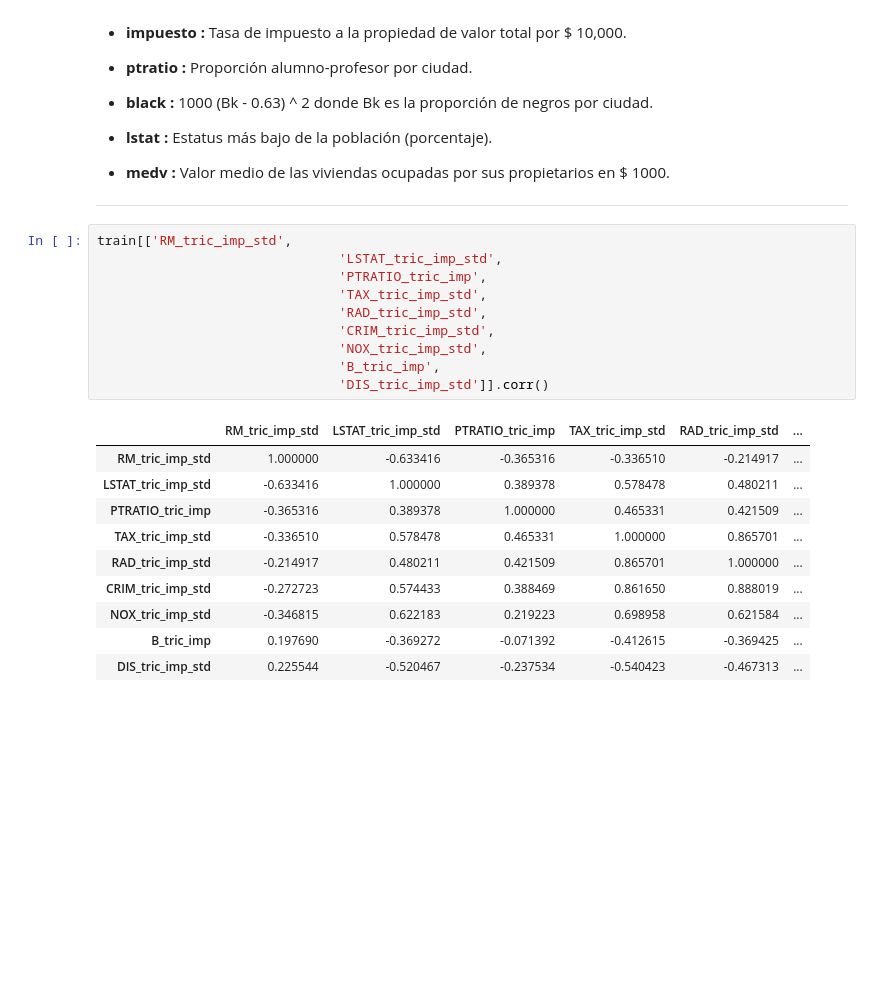
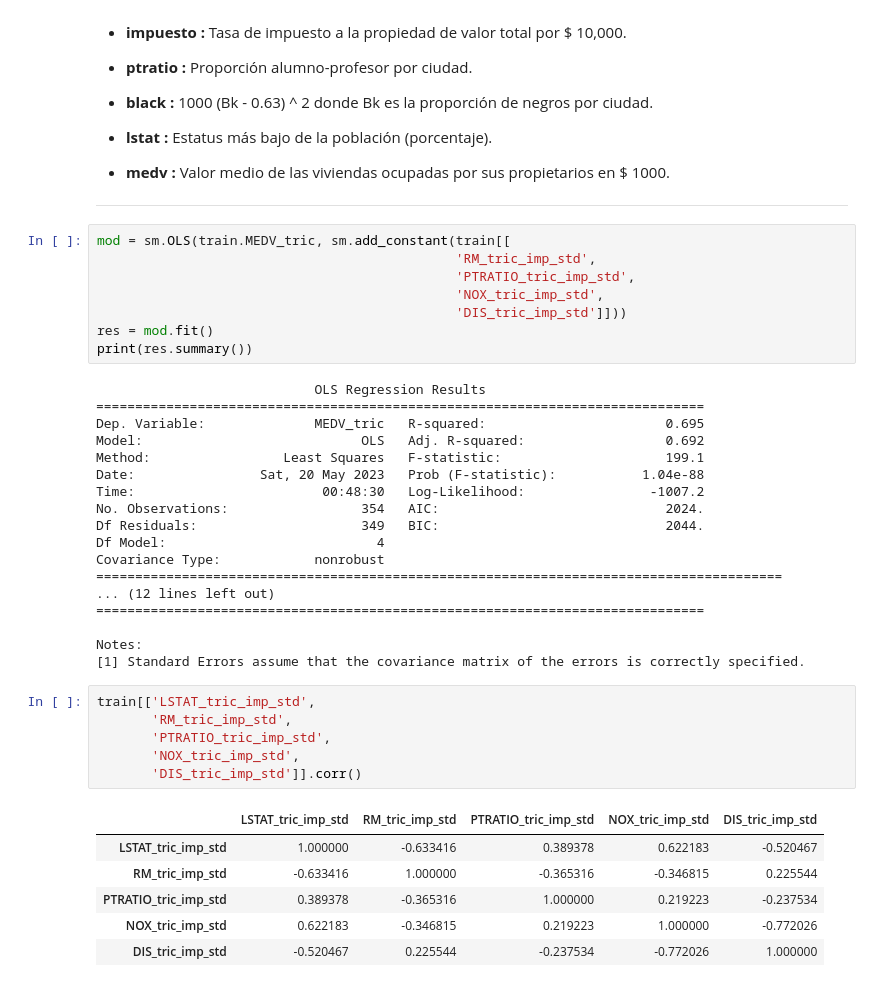
Before and after one commit to GPBlaster/CODE_GP_PROJECT_MLDL, a Jupyter notebook: Supervised_models/Linear_regression/Lab_Boston_Housing_v2.ipynb, the cells around one changed output. Cells and saved outputs as stored; diff of their text form; blank space fills up the shorter version.

```diff
--- a/Supervised_models/Linear_regression/Lab_Boston_Housing_v2.ipynb
+++ b/Supervised_models/Linear_regression/Lab_Boston_Housing_v2.ipynb
@@ -767,24 +767,42 @@ Notes:
 * <b>medv : </b>Valor medio de las viviendas ocupadas por sus propietarios en \$ 1000.
 
 ---
+# %%
+mod = sm.OLS(train.MEDV_tric, sm.add_constant(train[[
+                                              'RM_tric_imp_std',
+                                              'PTRATIO_tric_imp_std',
+                                              'NOX_tric_imp_std',
+                                              'DIS_tric_imp_std']]))
+res = mod.fit()
+print(res.summary())
+# %% [output]
+                            OLS Regression Results
+==============================================================================
+Dep. Variable:              MEDV_tric   R-squared:                       0.695
+Model:                            OLS   Adj. R-squared:                  0.692
+Method:                 Least Squares   F-statistic:                     199.1
+Date:                Sat, 20 May 2023   Prob (F-statistic):           1.04e-88
+Time:                        00:48:30   Log-Likelihood:                -1007.2
+No. Observations:                 354   AIC:                             2024.
+Df Residuals:                     349   BIC:                             2044.
+Df Model:                           4
+Covariance Type:            nonrobust
+========================================================================================
+... (12 lines left out)
+==============================================================================
+
+Notes:
+[1] Standard Errors assume that the covariance matrix of the errors is correctly specified.
 # %%
-train[['RM_tric_imp_std',
-                               'LSTAT_tric_imp_std',
-                               'PTRATIO_tric_imp',
-                               'TAX_tric_imp_std',
-                               'RAD_tric_imp_std',
-                               'CRIM_tric_imp_std',
-                               'NOX_tric_imp_std',
-                               'B_tric_imp',
-                               'DIS_tric_imp_std']].corr()
+train[['LSTAT_tric_imp_std',
+       'RM_tric_imp_std',
+       'PTRATIO_tric_imp_std',
+       'NOX_tric_imp_std',
+       'DIS_tric_imp_std']].corr()
 # %% [output]
-|  | RM_tric_imp_std | LSTAT_tric_imp_std | PTRATIO_tric_imp | TAX_tric_imp_std | RAD_tric_imp_std | ... |
-| RM_tric_imp_std | 1.000000 | -0.633416 | -0.365316 | -0.336510 | -0.214917 | ... |
-| LSTAT_tric_imp_std | -0.633416 | 1.000000 | 0.389378 | 0.578478 | 0.480211 | ... |
-| PTRATIO_tric_imp | -0.365316 | 0.389378 | 1.000000 | 0.465331 | 0.421509 | ... |
-| TAX_tric_imp_std | -0.336510 | 0.578478 | 0.465331 | 1.000000 | 0.865701 | ... |
-| RAD_tric_imp_std | -0.214917 | 0.480211 | 0.421509 | 0.865701 | 1.000000 | ... |
-| CRIM_tric_imp_std | -0.272723 | 0.574433 | 0.388469 | 0.861650 | 0.888019 | ... |
-| NOX_tric_imp_std | -0.346815 | 0.622183 | 0.219223 | 0.698958 | 0.621584 | ... |
-| B_tric_imp | 0.197690 | -0.369272 | -0.071392 | -0.412615 | -0.369425 | ... |
-| DIS_tric_imp_std | 0.225544 | -0.520467 | -0.237534 | -0.540423 | -0.467313 | ... |
+|  | LSTAT_tric_imp_std | RM_tric_imp_std | PTRATIO_tric_imp_std | NOX_tric_imp_std | DIS_tric_imp_std |
+| LSTAT_tric_imp_std | 1.000000 | -0.633416 | 0.389378 | 0.622183 | -0.520467 |
+| RM_tric_imp_std | -0.633416 | 1.000000 | -0.365316 | -0.346815 | 0.225544 |
+| PTRATIO_tric_imp_std | 0.389378 | -0.365316 | 1.000000 | 0.219223 | -0.237534 |
+| NOX_tric_imp_std | 0.622183 | -0.346815 | 0.219223 | 1.000000 | -0.772026 |
+| DIS_tric_imp_std | -0.520467 | 0.225544 | -0.237534 | -0.772026 | 1.000000 |
```
Also changed, not shown: parts of 16 cells of this notebook.
